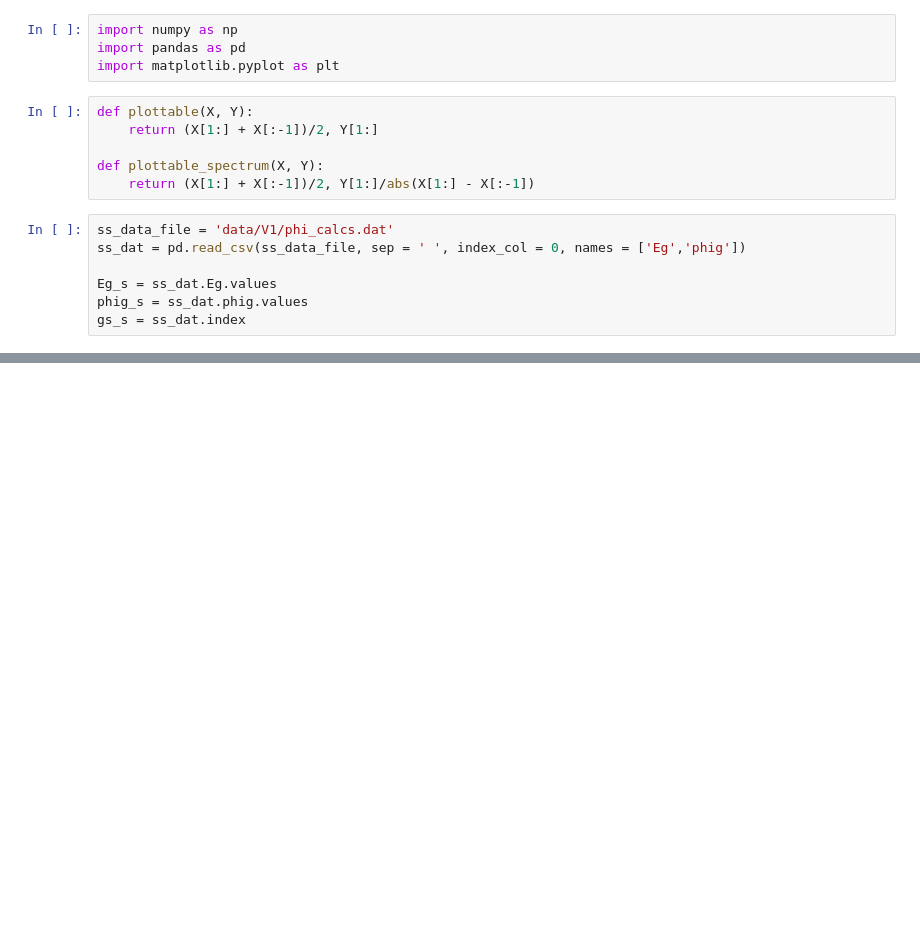
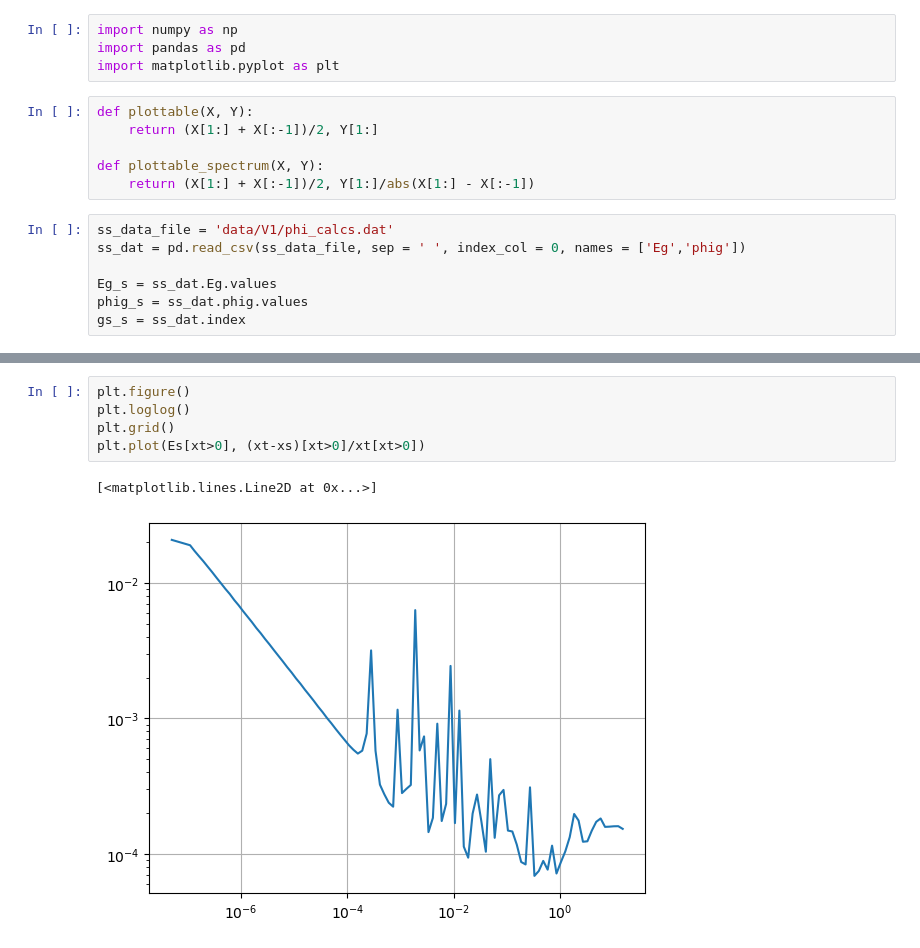
Before and after one commit to villano-lab/ntransporter, a Jupyter notebook: boundary_conditions/plotting_bc.ipynb, the cells around one changed output, grey strips where cells are left out. Saved outputs shown, nothing was run; the diff lists cells and outputs as text; blank space fills up the shorter version.

```diff
--- a/boundary_conditions/plotting_bc.ipynb
+++ b/boundary_conditions/plotting_bc.ipynb
@@ -73,0 +76,8 @@ plt.legend()
+# %%
+plt.figure()
+plt.loglog()
+plt.grid()
+plt.plot(Es[xt>0], (xt-xs)[xt>0]/xt[xt>0])
+# %% [output]
+[<matplotlib.lines.Line2D at 0x...>]
+[figure, added]
```
Also changed, not shown: parts of 2 cells of this notebook, 2 other files.
